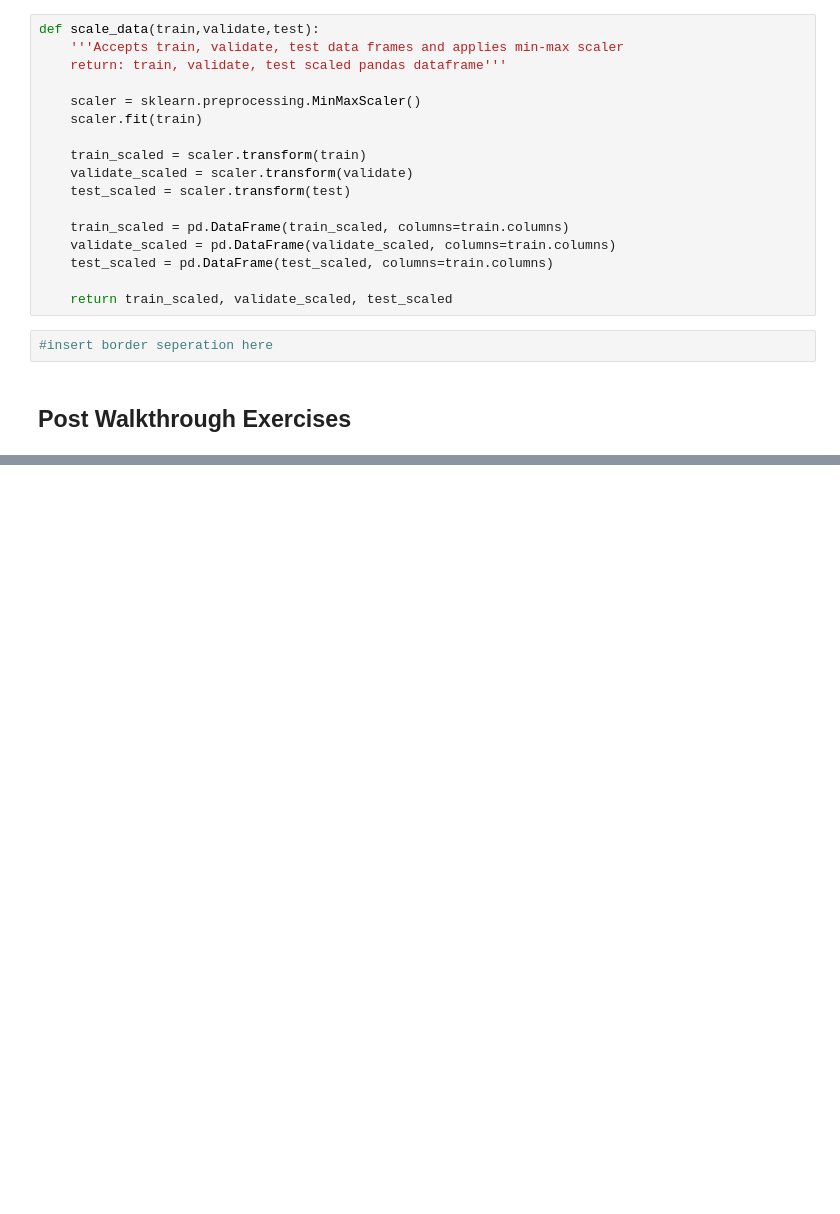
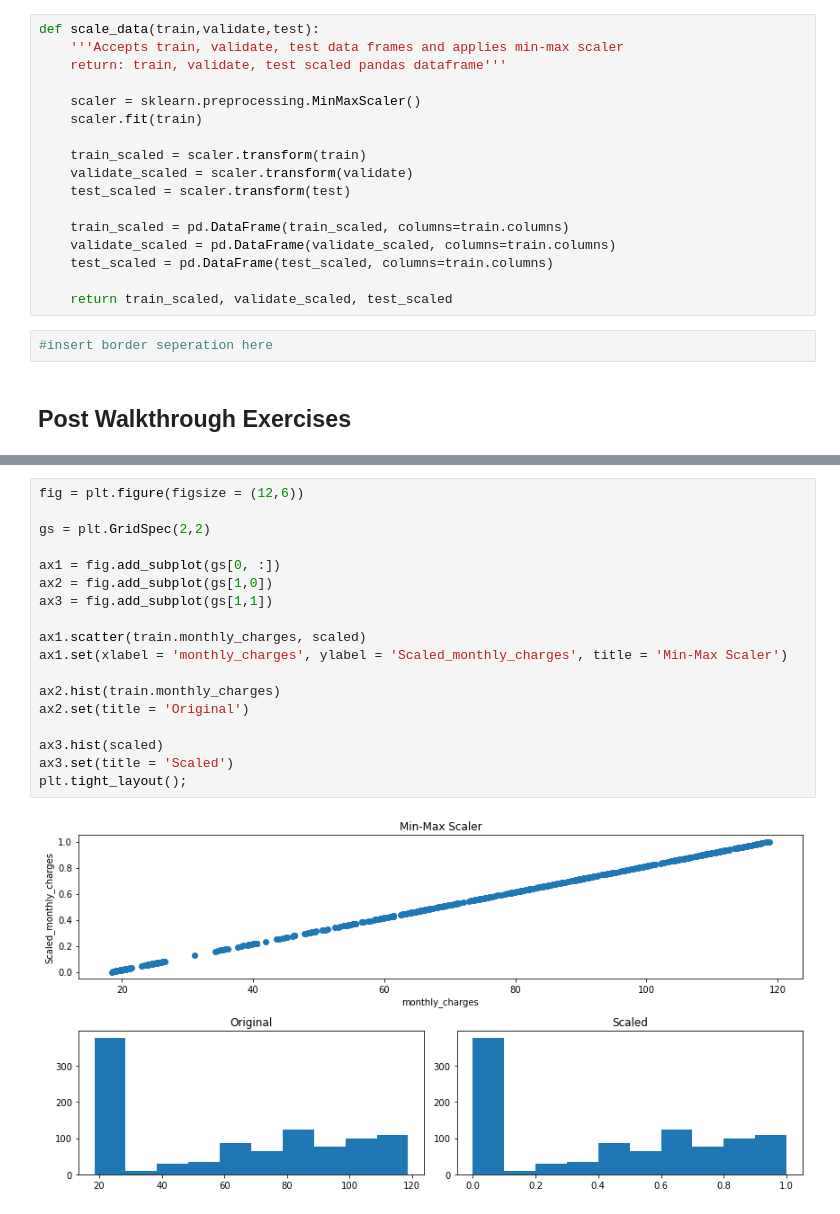
Before and after one commit to brandonjbryant/regression-exercises, a Jupyter notebook: scaling.ipynb, the cells around one changed output, grey strips where cells are left out. Saved outputs shown, nothing was run; the diff lists cells and outputs as text; blank space fills up the shorter version.

```diff
--- a/scaling.ipynb
+++ b/scaling.ipynb
@@ -239,0 +334,20 @@ def scale_data(train,validate,test):
+# %%
+fig = plt.figure(figsize = (12,6))
+
+gs = plt.GridSpec(2,2)
+
+ax1 = fig.add_subplot(gs[0, :])
+ax2 = fig.add_subplot(gs[1,0])
+ax3 = fig.add_subplot(gs[1,1])
+
+ax1.scatter(train.monthly_charges, scaled)
+ax1.set(xlabel = 'monthly_charges', ylabel = 'Scaled_monthly_charges', title = 'Min-Max Scaler')
+
+ax2.hist(train.monthly_charges)
+ax2.set(title = 'Original')
+
+ax3.hist(scaled)
+ax3.set(title = 'Scaled')
+plt.tight_layout();
+# %% [output]
+[figure, added]
```
Also changed, not shown: parts of 40 cells of this notebook.
